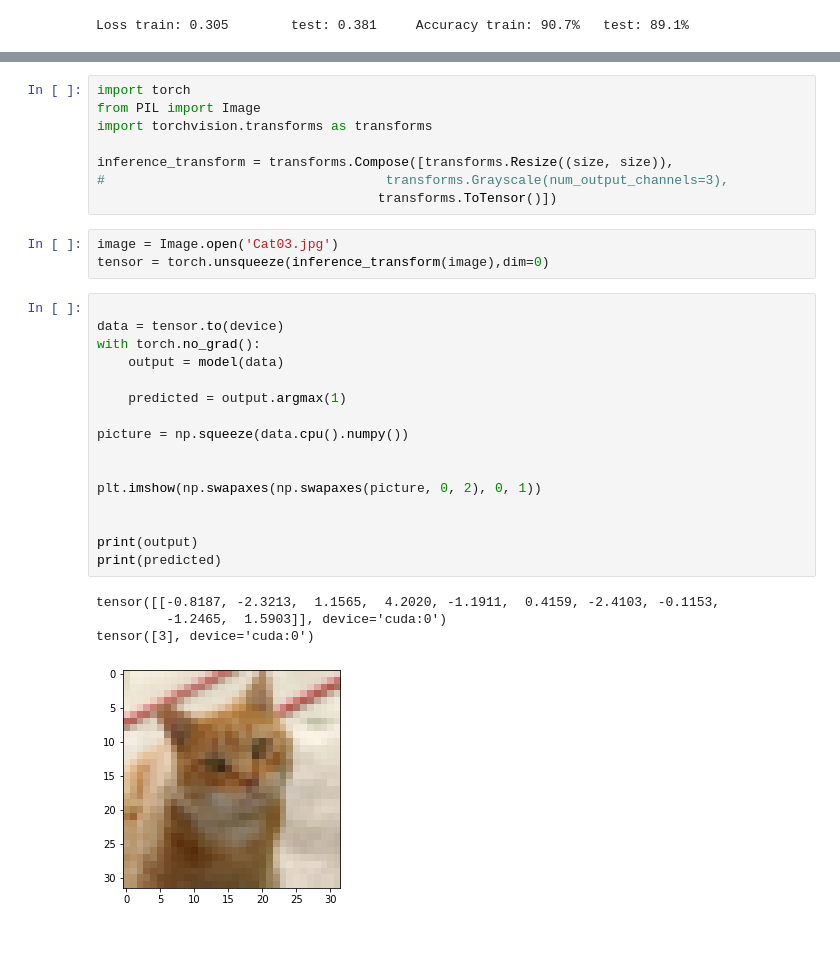
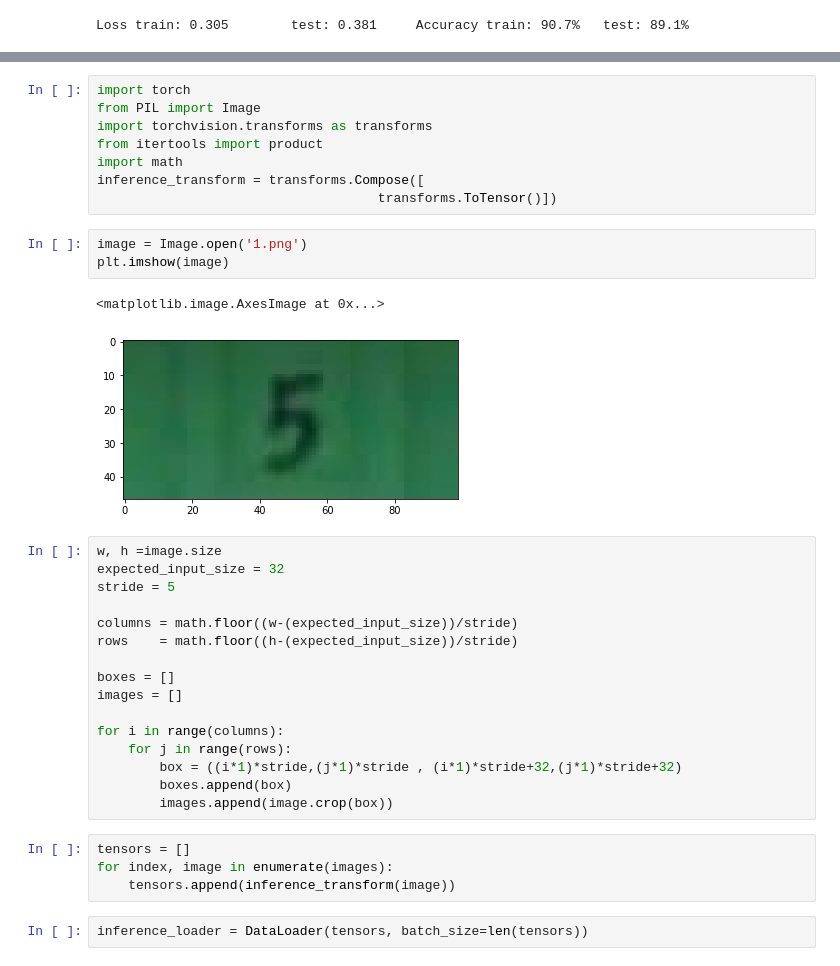
Before and after one commit to victor-flindt/02514_DeepLearing_CV, a Jupyter notebook: project1/project1.2.ipynb, the cells around one changed output, grey strips where cells are left out. Drawn from its saved outputs; the diff is of its cells as text; blank space fills up the shorter version.

```diff
--- a/project1/project1.2.ipynb
+++ b/project1/project1.2.ipynb
@@ -241,31 +241,35 @@ for i in range(20):
 import torch
 from PIL import Image
 import torchvision.transforms as transforms
-
-inference_transform = transforms.Compose([transforms.Resize((size, size)),
-#                                    transforms.Grayscale(num_output_channels=3),
+from itertools import product
+import math
+inference_transform = transforms.Compose([
                                     transforms.ToTensor()])
-# %%
-image = Image.open('Cat03.jpg')
-tensor = torch.unsqueeze(inference_transform(image),dim=0)
-# %%
-
-data = tensor.to(device)
-with torch.no_grad():
-    output = model(data)
-
-    predicted = output.argmax(1)
-
-picture = np.squeeze(data.cpu().numpy())
-
-
-plt.imshow(np.swapaxes(np.swapaxes(picture, 0, 2), 0, 1))
-
-
-print(output)
-print(predicted)
-# %% [output]
-tensor([[-0.8187, -2.3213,  1.1565,  4.2020, -1.1911,  0.4159, -2.4103, -0.1153,
-         -1.2465,  1.5903]], device='cuda:0')
-tensor([3], device='cuda:0')
-[figure, removed]
+# %%
+image = Image.open('1.png')
+plt.imshow(image)
+# %% [output]
+<matplotlib.image.AxesImage at 0x...>
+[figure, added]
+# %%
+w, h =image.size
+expected_input_size = 32
+stride = 5
+
+columns = math.floor((w-(expected_input_size))/stride)
+rows    = math.floor((h-(expected_input_size))/stride)
+
+boxes = []
+images = []
+
+for i in range(columns):
+    for j in range(rows):
+        box = ((i*1)*stride,(j*1)*stride , (i*1)*stride+32,(j*1)*stride+32)
+        boxes.append(box)
+        images.append(image.crop(box))
+# %%
+tensors = []
+for index, image in enumerate(images):
+    tensors.append(inference_transform(image))
+# %%
+inference_loader = DataLoader(tensors, batch_size=len(tensors))
```
Also changed, not shown: parts of 6 cells of this notebook.
